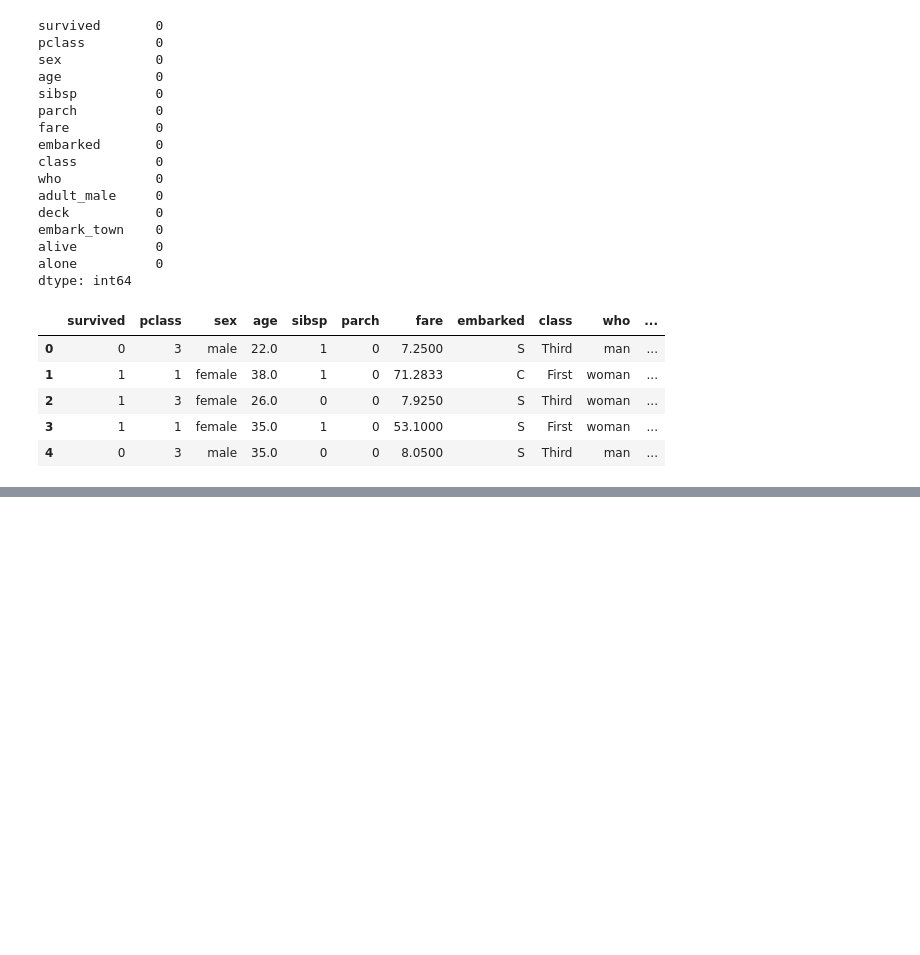
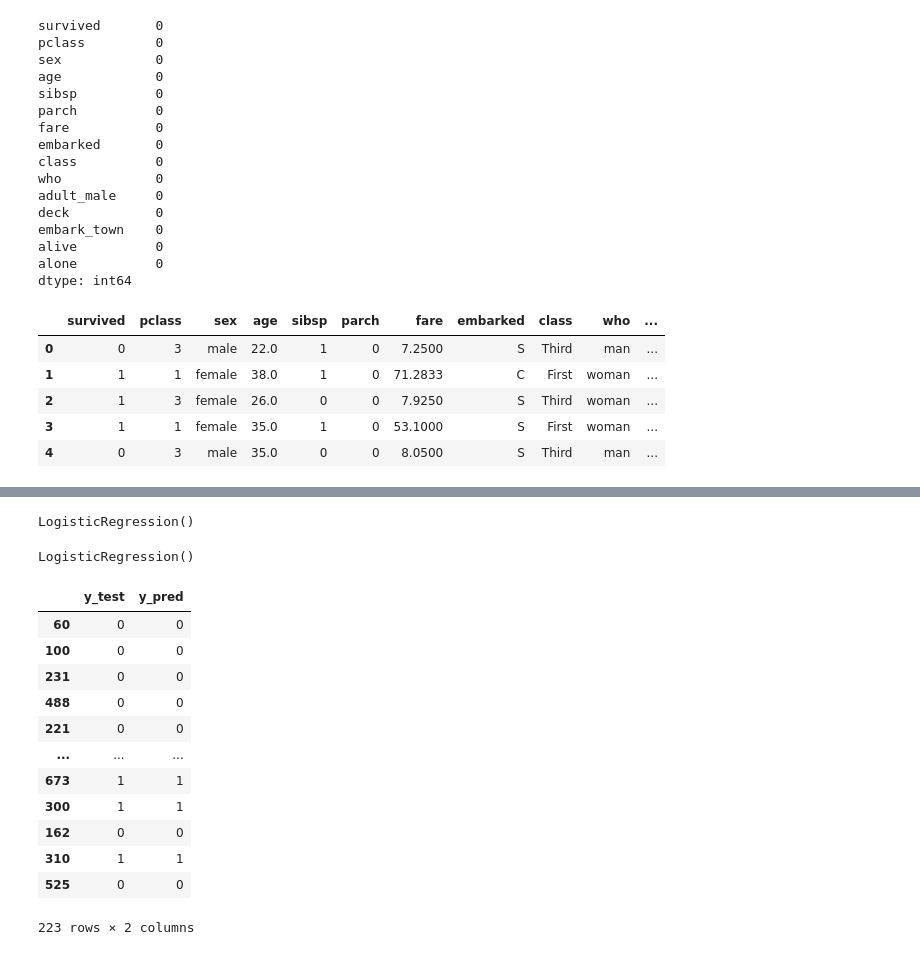
Before and after one commit to muhammadnadeemjahangir-beep/Machine-Learning, a Jupyter notebook: Logistic Regression with Titanic Database/Logistic Regression with Titanic Dataset.ipynb, the cells around one changed output, grey strips where cells are left out. Saved outputs shown, nothing was run; the diff lists cells and outputs as text; code cells hidden in the pictures; blank space fills up the shorter version.

```diff
--- a/Logistic Regression with Titanic Database/Logistic Regression with Titanic Dataset.ipynb
+++ b/Logistic Regression with Titanic Database/Logistic Regression with Titanic Dataset.ipynb
@@ -265,0 +332,29 @@ x_train
+# %%
+from sklearn.linear_model import LogisticRegression
+model = LogisticRegression(max_iter=100)
+# %%
+model
+# %% [output]
+LogisticRegression()
+# %%
+model.fit(x_train,y_train)
+# %% [output]
+LogisticRegression()
+# %%
+y_pred = model.predict(x_test)
+# %%
+pd.DataFrame({'y_test':y_test,'y_pred':y_pred})
+# %% [output]
+|  | y_test | y_pred |
+| 60 | 0 | 0 |
+| 100 | 0 | 0 |
+| 231 | 0 | 0 |
+| 488 | 0 | 0 |
+| 221 | 0 | 0 |
+| ... | ... | ... |
+| 673 | 1 | 1 |
+| 300 | 1 | 1 |
+| 162 | 0 | 0 |
+| 310 | 1 | 1 |
+| 525 | 0 | 0 |
+223 rows × 2 columns
```
Also changed, not shown: parts of 19 cells of this notebook, 24 other files.
